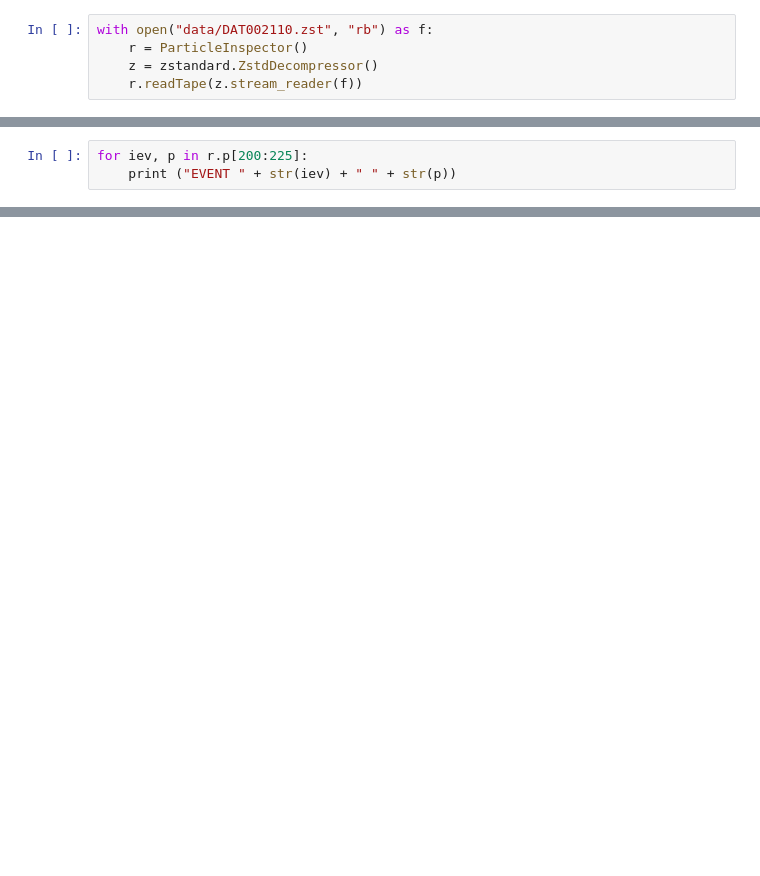
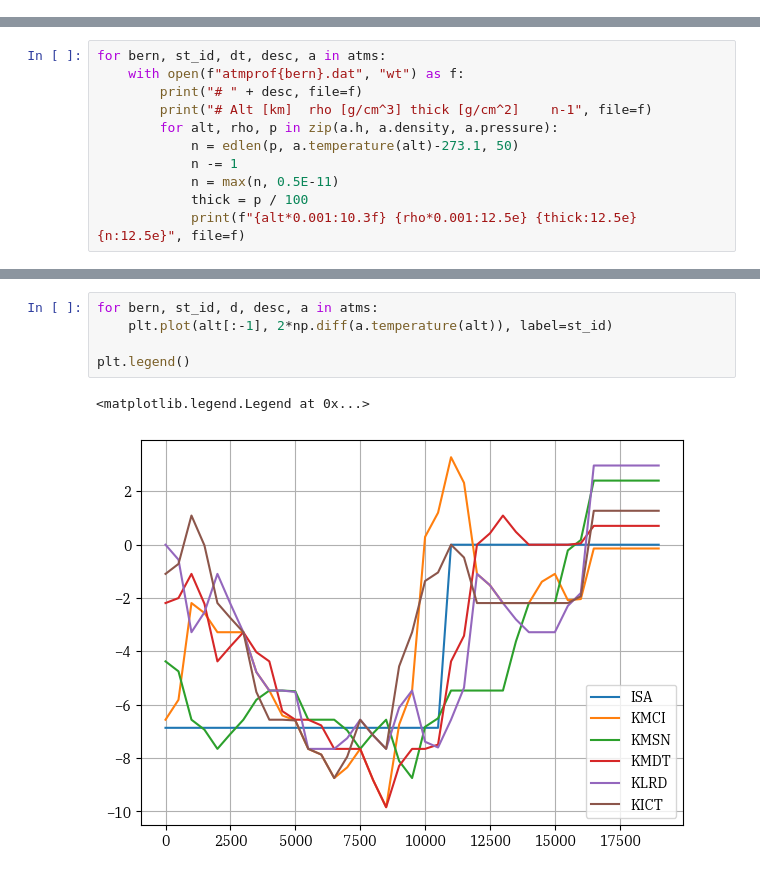
Before and after one commit to navigationis/corsicast, a Jupyter notebook: corsika_test.ipynb, the cells around one changed output, grey strips where cells are left out. Drawn from its saved outputs; the diff is of its cells as text; blank space fills up the shorter version.

```diff
--- a/corsika_test.ipynb
+++ b/corsika_test.ipynb
@@ -15,5 +11,0 @@ class ParticleInspector(corsika.CORSIKAReader):
-# %%
-with open("data/DAT002110.zst", "rb") as f:
-    r = ParticleInspector()
-    z = zstandard.ZstdDecompressor()
-    r.readTape(z.stream_reader(f))
@@ -24,3 +11,0 @@ len(r.p)
-# %%
-for iev, p in r.p[200:225]:
-    print ("EVENT " + str(iev) + " " + str(p))
@@ -129,0 +161,11 @@ ATMLAY  1.1000e+06 2.0000e+06 3.2000e+06 5.0000e+06
+# %%
+for bern, st_id, dt, desc, a in atms:
+    with open(f"atmprof{bern}.dat", "wt") as f:
+        print("# " + desc, file=f)
+        print("# Alt [km]  rho [g/cm^3] thick [g/cm^2]    n-1", file=f)
+        for alt, rho, p in zip(a.h, a.density, a.pressure):
+            n = edlen(p, a.temperature(alt)-273.1, 50)
+            n -= 1
+            n = max(n, 0.5E-11)
+            thick = p / 100
+            print(f"{alt*0.001:10.3f} {rho*0.001:12.5e} {thick:12.5e} {n:12.5e}", file=f)
@@ -129,0 +187,8 @@ ATMLAY  1.1000e+06 2.0000e+06 3.2000e+06 5.0000e+06
+# %%
+for bern, st_id, d, desc, a in atms:
+    plt.plot(alt[:-1], 2*np.diff(a.temperature(alt)), label=st_id)
+
+plt.legend()
+# %% [output]
+<matplotlib.legend.Legend at 0x...>
+[figure, added]
```
Also changed, not shown: parts of 27 cells of this notebook, 3 other files.
